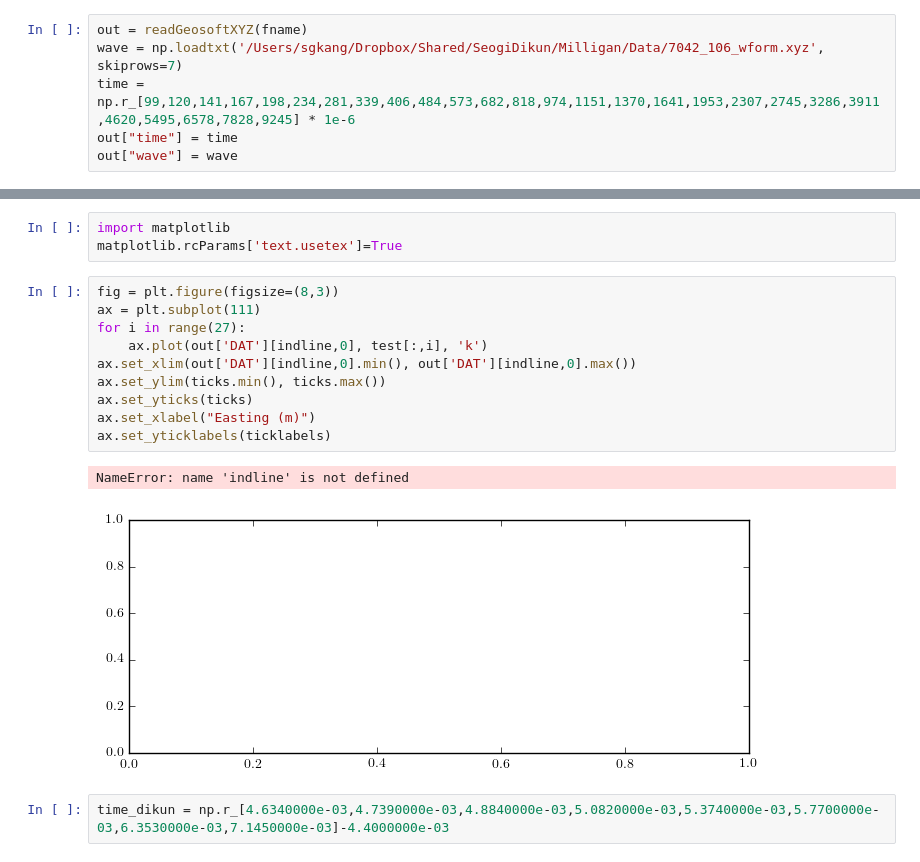
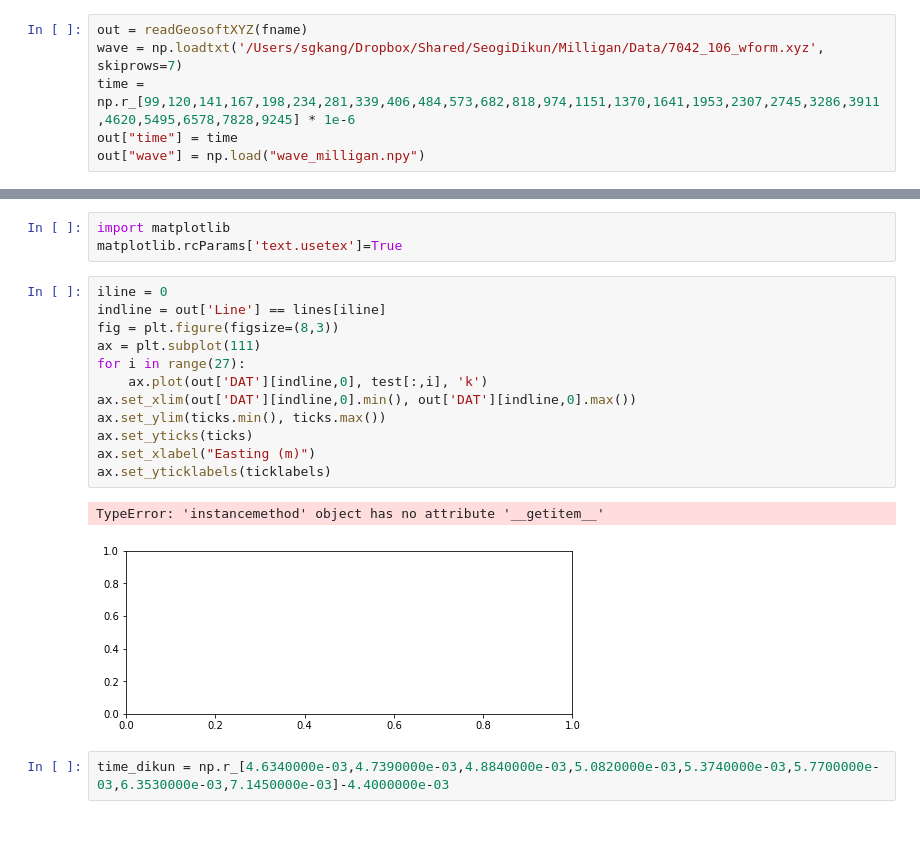
Before and after one commit to sgkang/simpegEMIP, a Jupyter notebook: notebook/ReadGeosoftXYZ.ipynb, the cells around one changed output, grey strips where cells are left out. Saved outputs shown, nothing was run; the diff lists cells and outputs as text; blank space fills up the shorter version.

```diff
--- a/notebook/ReadGeosoftXYZ.ipynb
+++ b/notebook/ReadGeosoftXYZ.ipynb
@@ -46,7 +55,7 @@ out = readGeosoftXYZ(fname)
 wave = np.loadtxt('/Users/sgkang/Dropbox/Shared/SeogiDikun/Milligan/Data/7042_106_wform.xyz', skiprows=7)
 time = np.r_[99,120,141,167,198,234,281,339,406,484,573,682,818,974,1151,1370,1641,1953,2307,2745,3286,3911,4620,5495,6578,7828,9245] * 1e-6
 out["time"] = time
-out["wave"] = wave
+out["wave"] = np.load("wave_milligan.npy")
 # %%
 lines = np.unique(out['Line'])
 xyz = out['DAT'][:,:3]
@@ -147,18 +191,20 @@ interact(vizAEMdata, tind=(0,26,1),
 import matplotlib
 matplotlib.rcParams['text.usetex']=True
 # %%
+iline = 0
+indline = out['Line'] == lines[iline]
 fig = plt.figure(figsize=(8,3))
 ax = plt.subplot(111)
 for i in range(27):
     ax.plot(out['DAT'][indline,0], test[:,i], 'k')
 ax.set_xlim(out['DAT'][indline,0].min(), out['DAT'][indline,0].max())
 ax.set_ylim(ticks.min(), ticks.max())
 ax.set_yticks(ticks)
 ax.set_xlabel("Easting (m)")
 ax.set_yticklabels(ticklabels)
 # %% [output]
-NameError: name 'indline' is not defined
+TypeError: 'instancemethod' object has no attribute '__getitem__'
-[figure, old version]
+[figure, new version]
 # %%
 time_dikun = np.r_[4.6340000e-03,4.7390000e-03,4.8840000e-03,5.0820000e-03,5.3740000e-03,5.7700000e-03,6.3530000e-03,7.1450000e-03]-4.4000000e-03
 # %%
```
Also changed, not shown: parts of 8 cells of this notebook, 6 other files.
